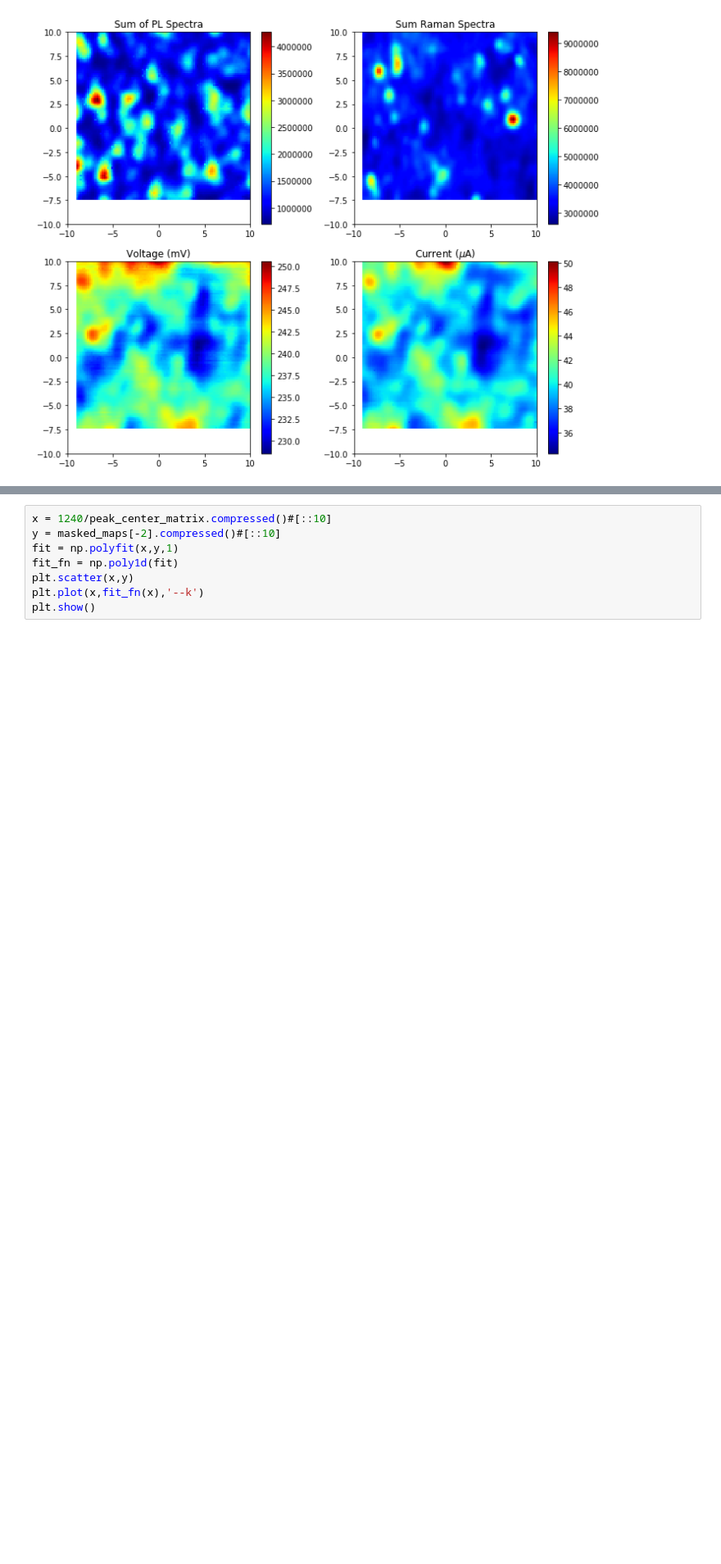
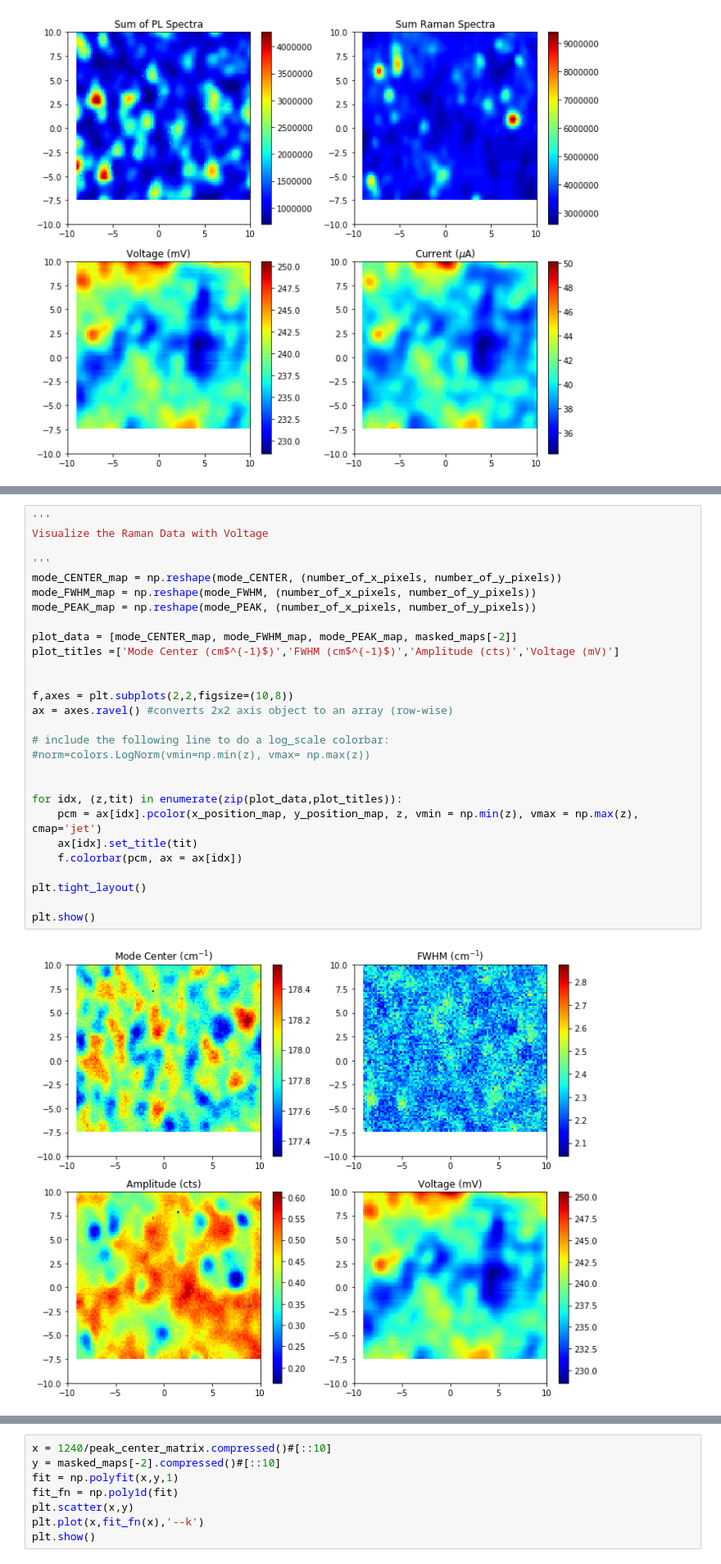
Before and after one commit to bradleyMwest/Renishaw-Reni-Awesome, a Jupyter notebook: Compare Voltage between High Energy PL regions and Low Energy PL regions.ipynb, the cells around one changed output, grey strips where cells are left out. Shown: that part at 82% size. Cells and saved outputs as stored; diff of their text form; blank space fills up the shorter version.

```diff
--- a/Compare Voltage between High Energy PL regions and Low Energy PL regions.ipynb
+++ b/Compare Voltage between High Energy PL regions and Low Energy PL regions.ipynb
@@ -264,3 +417,33 @@ plt.show()
+# %%
+'''
+Visualize the Raman Data with Voltage
+
+'''
+mode_CENTER_map = np.reshape(mode_CENTER, (number_of_x_pixels, number_of_y_pixels))
+mode_FWHM_map = np.reshape(mode_FWHM, (number_of_x_pixels, number_of_y_pixels))
+mode_PEAK_map = np.reshape(mode_PEAK, (number_of_x_pixels, number_of_y_pixels))
+
+plot_data = [mode_CENTER_map, mode_FWHM_map, mode_PEAK_map, masked_maps[-2]]
+plot_titles =['Mode Center (cm$^{-1}$)','FWHM (cm$^{-1}$)','Amplitude (cts)','Voltage (mV)']
+
+
+f,axes = plt.subplots(2,2,figsize=(10,8))
+ax = axes.ravel() #converts 2x2 axis object to an array (row-wise)
+
+# include the following line to do a log_scale colorbar:
+#norm=colors.LogNorm(vmin=np.min(z), vmax= np.max(z))
+
+
+for idx, (z,tit) in enumerate(zip(plot_data,plot_titles)):
+    pcm = ax[idx].pcolor(x_position_map, y_position_map, z, vmin = np.min(z), vmax = np.max(z), cmap='jet')
+    ax[idx].set_title(tit)
+    f.colorbar(pcm, ax = ax[idx])
+
+plt.tight_layout()
+
+plt.show()
+# %% [output]
+[figure, added]
 # %%
 '''
 Calculate the center peak position from the
```
Also changed, not shown: parts of 12 cells of this notebook.
